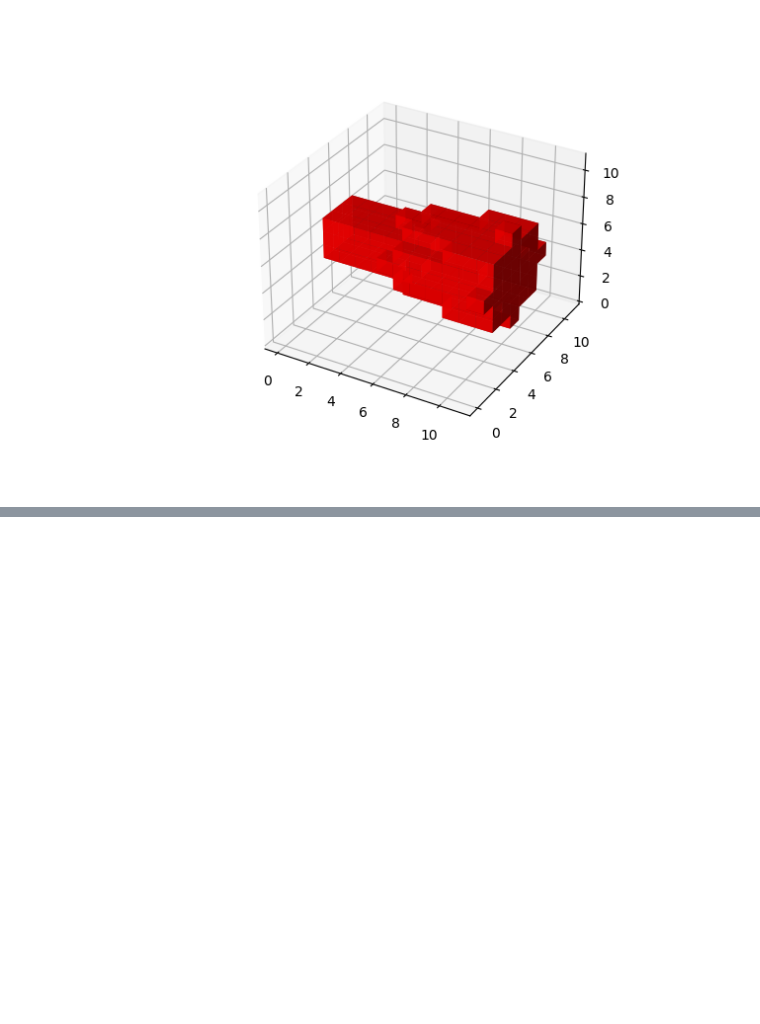
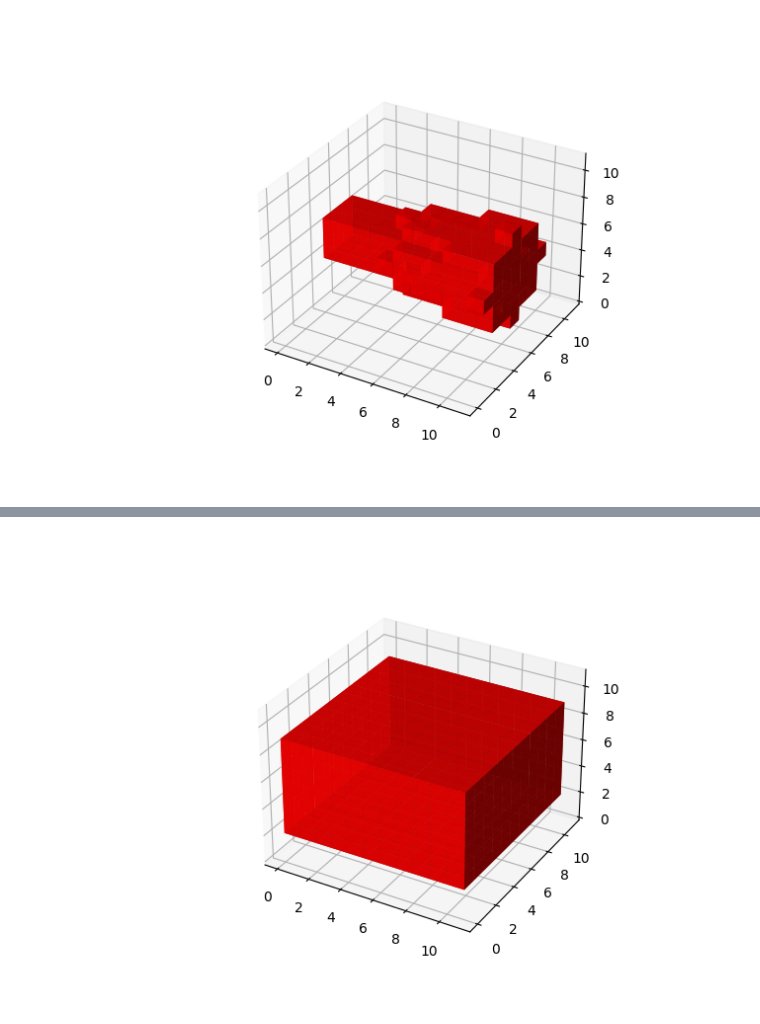
Before and after one commit to D-Gaard/bachelor, a Jupyter notebook: testLineRender.ipynb, the cells around one changed output, grey strips where cells are left out. Saved outputs shown, nothing was run; the diff lists cells and outputs as text; code cells hidden in the pictures; blank space fills up the shorter version.

```diff
--- a/testLineRender.ipynb
+++ b/testLineRender.ipynb
@@ -133,3 +133,13 @@ plt.ion
 plt.show()
 # %% [output]
 [figure]
+# %%
+#try to rotate box
+from scipy.ndimage import rotate as SR
+
+box2 = np.copy(box)
+box_rot = SR(box2,90)
+
+box_rot = np.where(box_rot == 0, 0, 1)
+
+print(box_rot)
@@ -135,0 +164,31 @@ plt.show()
+# %%
+
+%matplotlib widget
+
+# Create axis
+axes = [11, 11, 11]
+
+# Create Data
+data = box_rot  # np.ones(axes, dtype=np.bool)
+
+# Controll Tranperency
+alpha = 0.9
+
+# Control colour
+colors = np.empty(axes + [4], dtype=np.float32)
+
+colors[:] = [1, 0, 0, alpha]  # red
+
+# Plot figure
+fig = plt.figure()
+ax = fig.add_subplot(111, projection='3d')
+
+# Voxels is used to customizations of the
+# sizes, positions and colors.
+ax.voxels(data, facecolors=colors)
+
+
+plt.ion
+plt.show()
+# %% [output]
+[figure, added]
```
Also changed, not shown: parts of 2 cells of this notebook, 1 other file.
